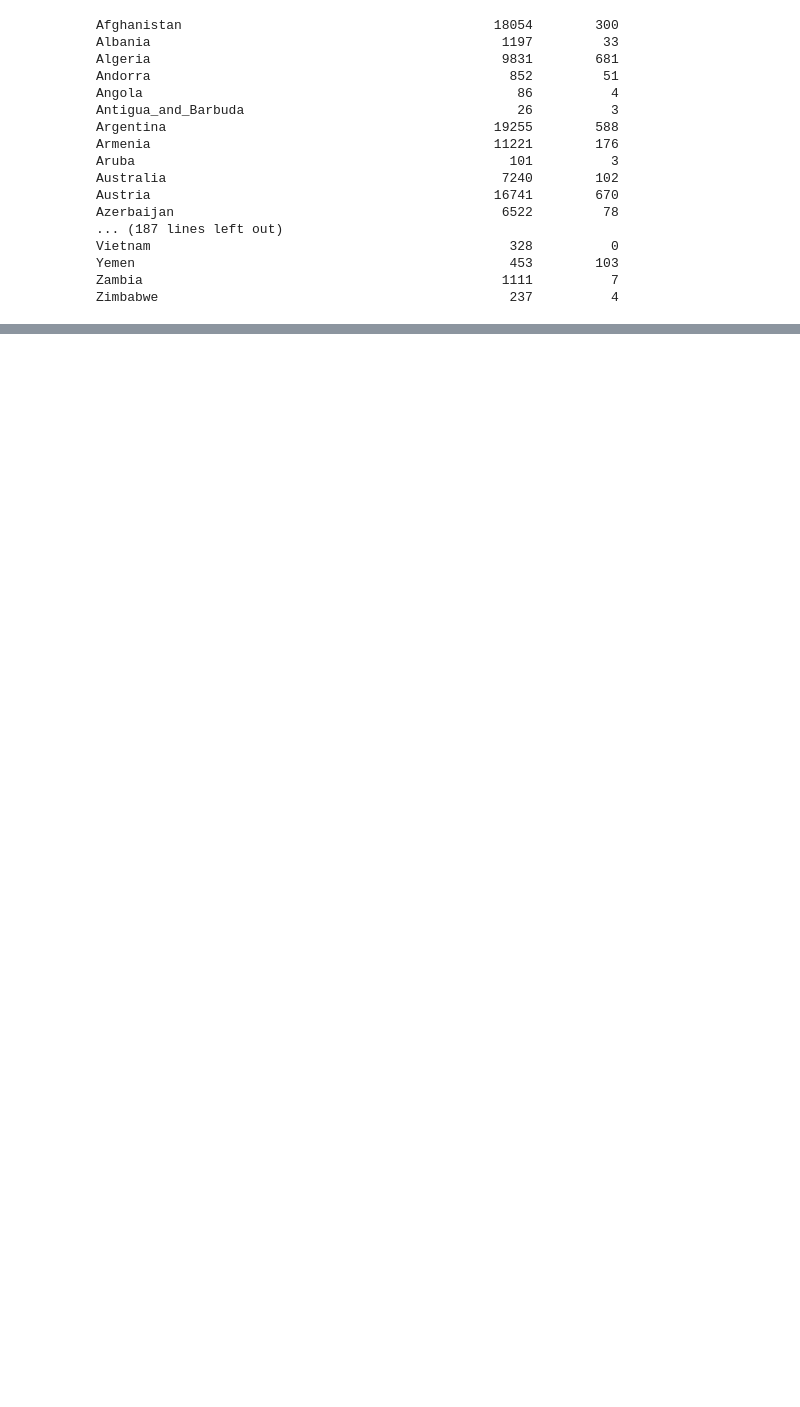
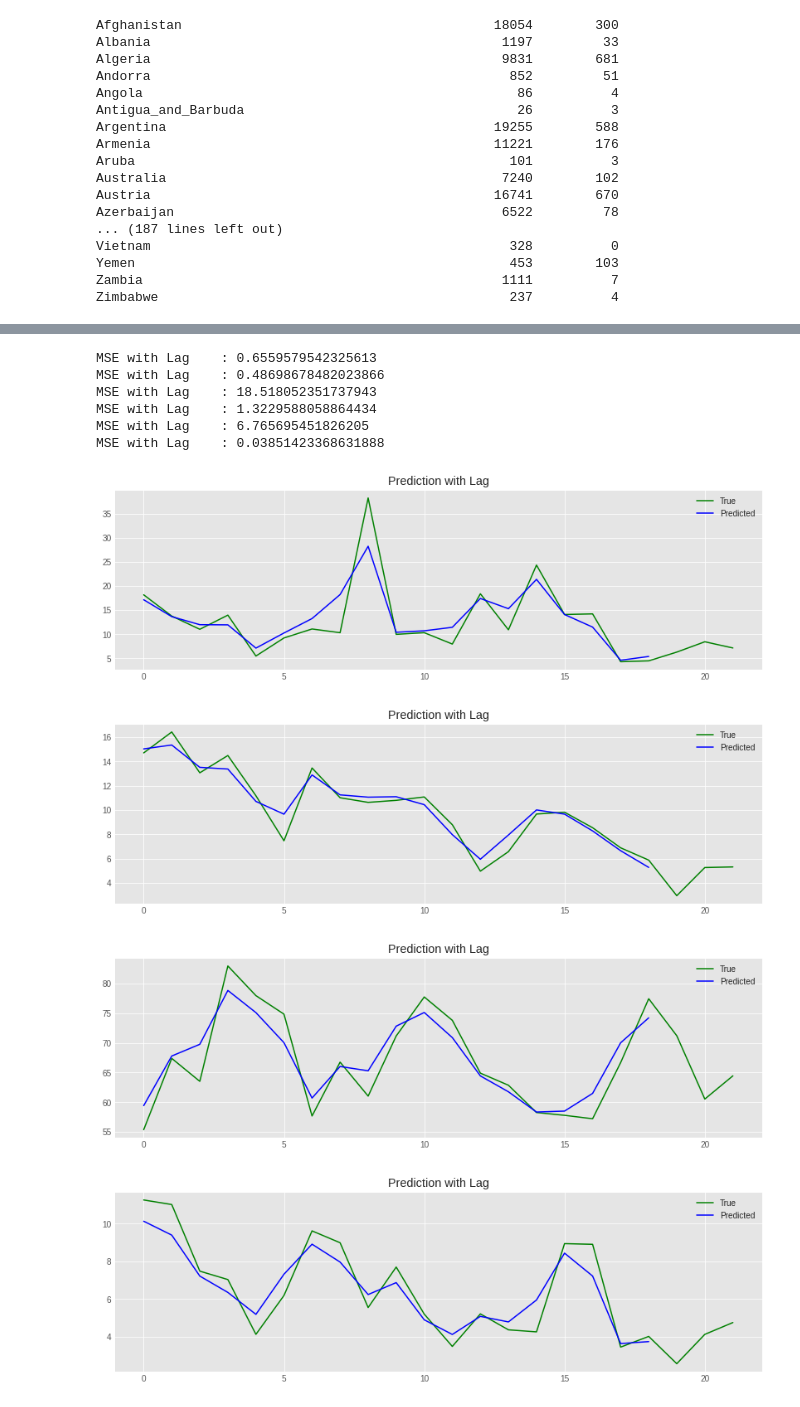
Before and after one commit to kartika-nair/Benchmarking_Of_NODE, a Jupyter notebook: Visualisation.ipynb, the cells around one changed output, grey strips where cells are left out. Saved outputs shown, nothing was run; the diff lists cells and outputs as text; code cells hidden in the pictures; blank space fills up the shorter version.

```diff
--- a/Visualisation.ipynb
+++ b/Visualisation.ipynb
@@ -312,0 +546,45 @@ India (26, 1)
+# %%
+pred_result_cases = {}
+for country in training_countries:
+    y_true = scaler_cases[country].inverse_transform(testset_cases[country]["y"].reshape(-1,1))
+    y_pred = scaler_cases[country].inverse_transform(regressor_cases.predict(testset_cases[country]["X"]))
+    MSE = mean_squared_error(y_true, y_pred)
+    pred_result_cases[country] = {}
+    pred_result_cases[country]["True"] = y_true
+    pred_result_cases[country]["Pred"] = y_pred
+
+    # plt.figure(figsize=(14,6))
+    # plt.title("{} with MSE {:10.4f}".format(country,MSE))
+    # plt.plot(y_true, color='green')
+    # plt.plot(y_pred, color='blue')
+    # plt.legend(["True", "Predicted"])
+
+pred_result_deaths = {}
+for country in training_countries:
+    y_true = scaler_deaths[country].inverse_transform(testset_deaths[country]["y"].reshape(-1,1))
+    y_pred = scaler_deaths[country].inverse_transform(regressor_deaths.predict(testset_deaths[country]["X"]))
+    MSE = mean_squared_error(y_true, y_pred)
+    pred_result_deaths[country] = {}
+    pred_result_deaths[country]["True"] = y_true
+    pred_result_deaths[country]["Pred"] = y_pred
+
+    # plt.figure(figsize=(14,6))
+    # plt.title("{} with MSE {:10.4f}".format(country,MSE))
+    # plt.plot(y_true, color='green')
+    # plt.plot(y_pred, color='blue')
+    # plt.legend(["True", "Predicted"])
+# %%
+total_error["LSTM"]["Cases"] = 0
+for country in training_countries:
+  total_error["LSTM"]["Cases"] += lagging(pred_result_cases[country], -3)
+# %% [output]
+MSE with Lag    : 0.6559579542325613
+MSE with Lag    : 0.48698678482023866
+MSE with Lag    : 18.518052351737943
+MSE with Lag    : 1.3229588058864434
+MSE with Lag    : 6.765695451826205
+MSE with Lag    : 0.03851423368631888
+[figure, added]
+[figure, added]
+[figure, added]
+[figure, added]
```
Also changed, not shown: parts of 44 cells of this notebook.
